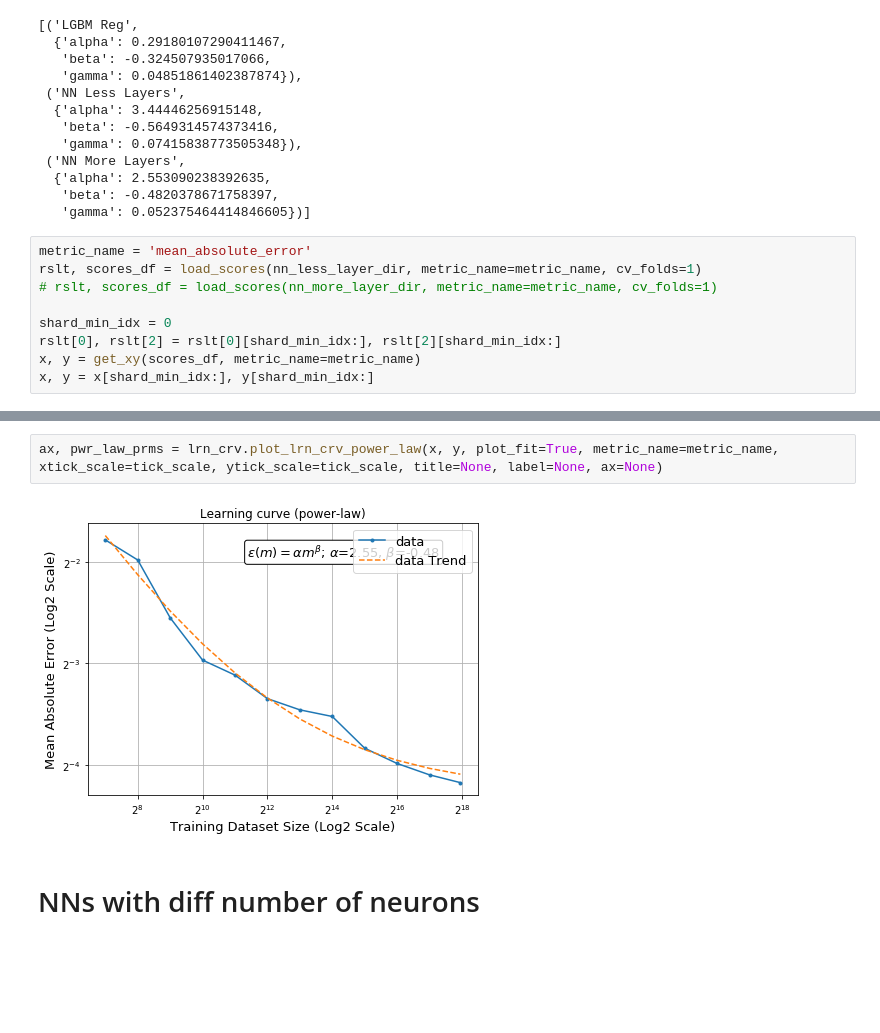
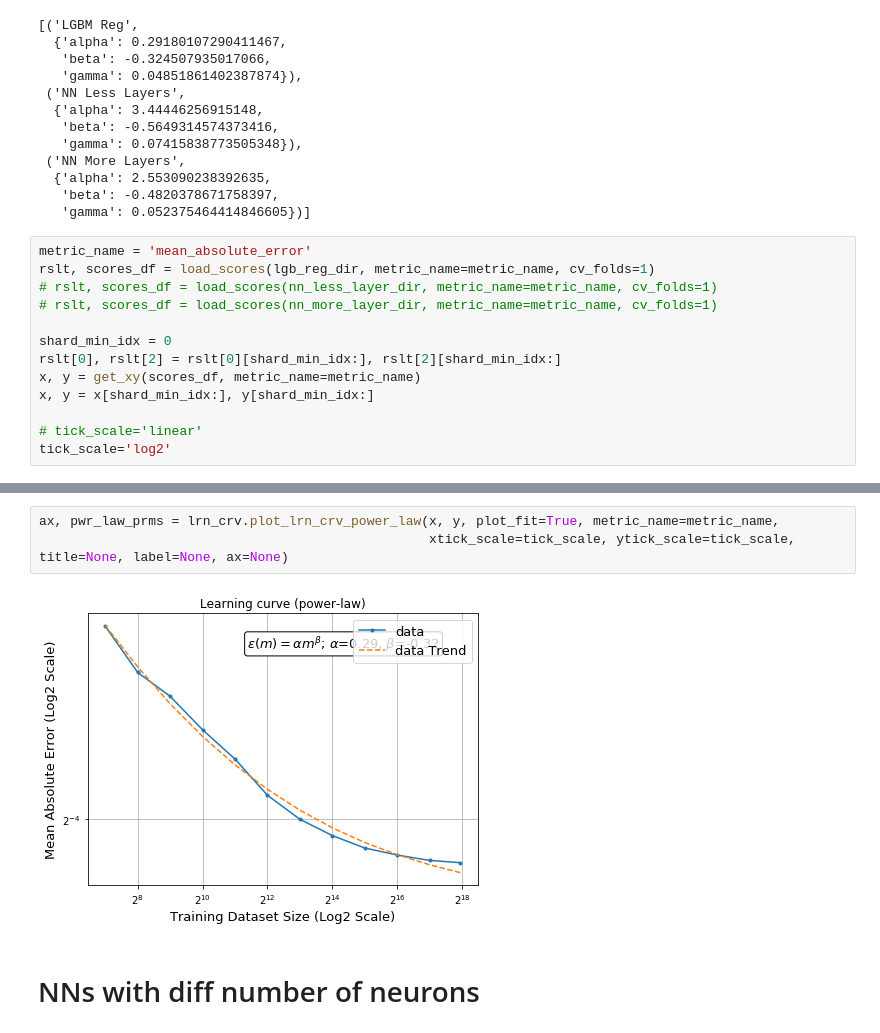
Before and after one commit to adpartin/LearningCurves, a Jupyter notebook: notebooks/power_law_for_paper.ipynb, the cells around one changed output, grey strips where cells are left out. Saved outputs shown, nothing was run; the diff lists cells and outputs as text; blank space fills up the shorter version.

```diff
--- a/notebooks/power_law_for_paper.ipynb
+++ b/notebooks/power_law_for_paper.ipynb
@@ -210,10 +250,14 @@ prms
    'gamma': 0.052375464414846605})]
 # %%
 metric_name = 'mean_absolute_error'
-rslt, scores_df = load_scores(nn_less_layer_dir, metric_name=metric_name, cv_folds=1)
+rslt, scores_df = load_scores(lgb_reg_dir, metric_name=metric_name, cv_folds=1)
+# rslt, scores_df = load_scores(nn_less_layer_dir, metric_name=metric_name, cv_folds=1)
 # rslt, scores_df = load_scores(nn_more_layer_dir, metric_name=metric_name, cv_folds=1)
 
 shard_min_idx = 0
 rslt[0], rslt[2] = rslt[0][shard_min_idx:], rslt[2][shard_min_idx:]
 x, y = get_xy(scores_df, metric_name=metric_name)
 x, y = x[shard_min_idx:], y[shard_min_idx:]
+
+# tick_scale='linear'
+tick_scale='log2'
@@ -226,7 +264,8 @@ ax = lrn_crv.plot_lrn_crv( rslt, metric_name=metric_name, ylim=None, xtick_scale
 # %%
-ax, pwr_law_prms = lrn_crv.plot_lrn_crv_power_law(x, y, plot_fit=True, metric_name=metric_name, xtick_scale=tick_scale, ytick_scale=tick_scale, title=None, label=None, ax=None)
+ax, pwr_law_prms = lrn_crv.plot_lrn_crv_power_law(x, y, plot_fit=True, metric_name=metric_name,
+                                                  xtick_scale=tick_scale, ytick_scale=tick_scale, title=None, label=None, ax=None)
 # %% [output]
-[figure, old version]
+[figure, new version]
 # %% [markdown]
 # NNs with diff number of neurons
 # %%
```
Also changed, not shown: parts of 13 cells of this notebook, 2 other files.
